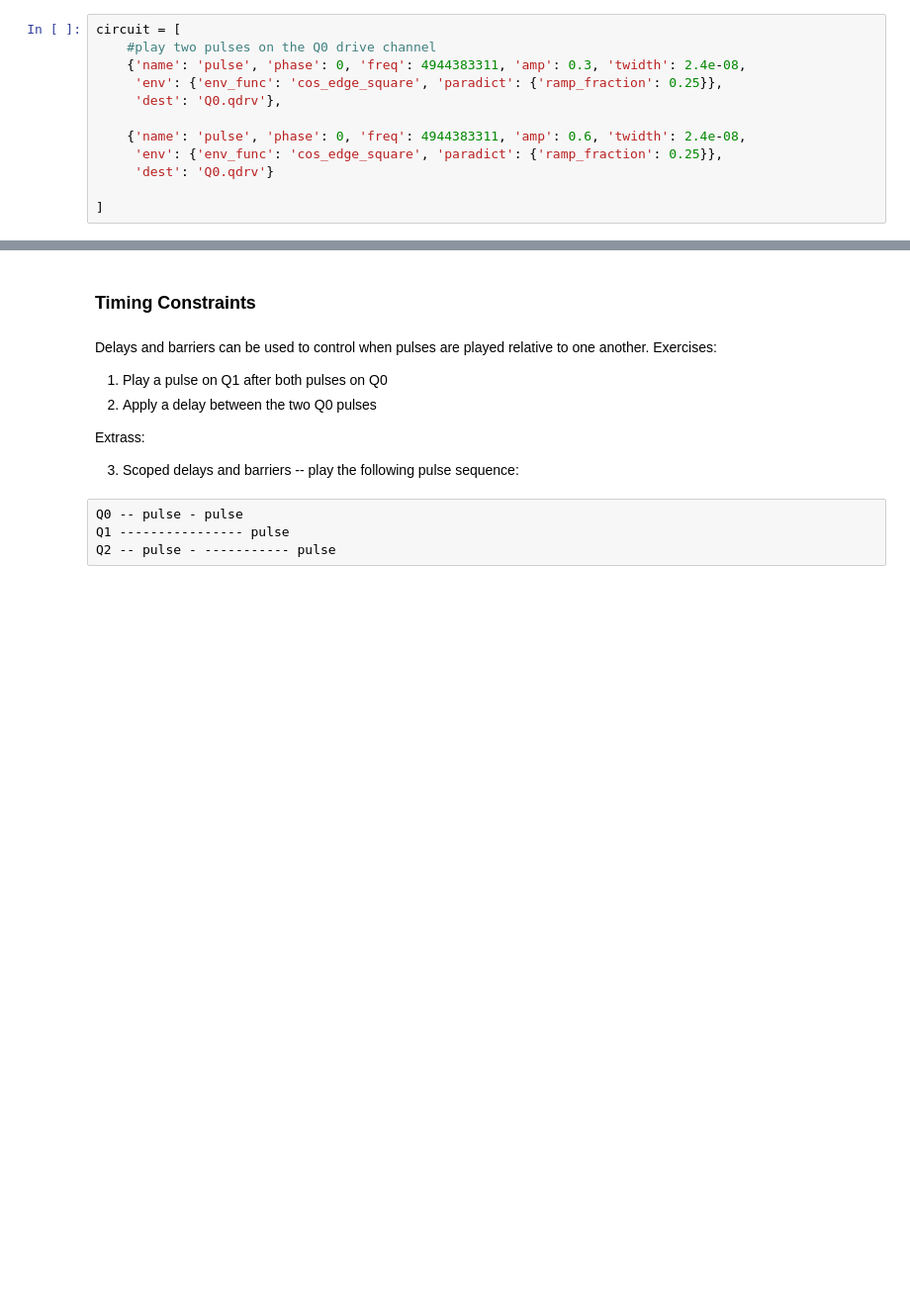
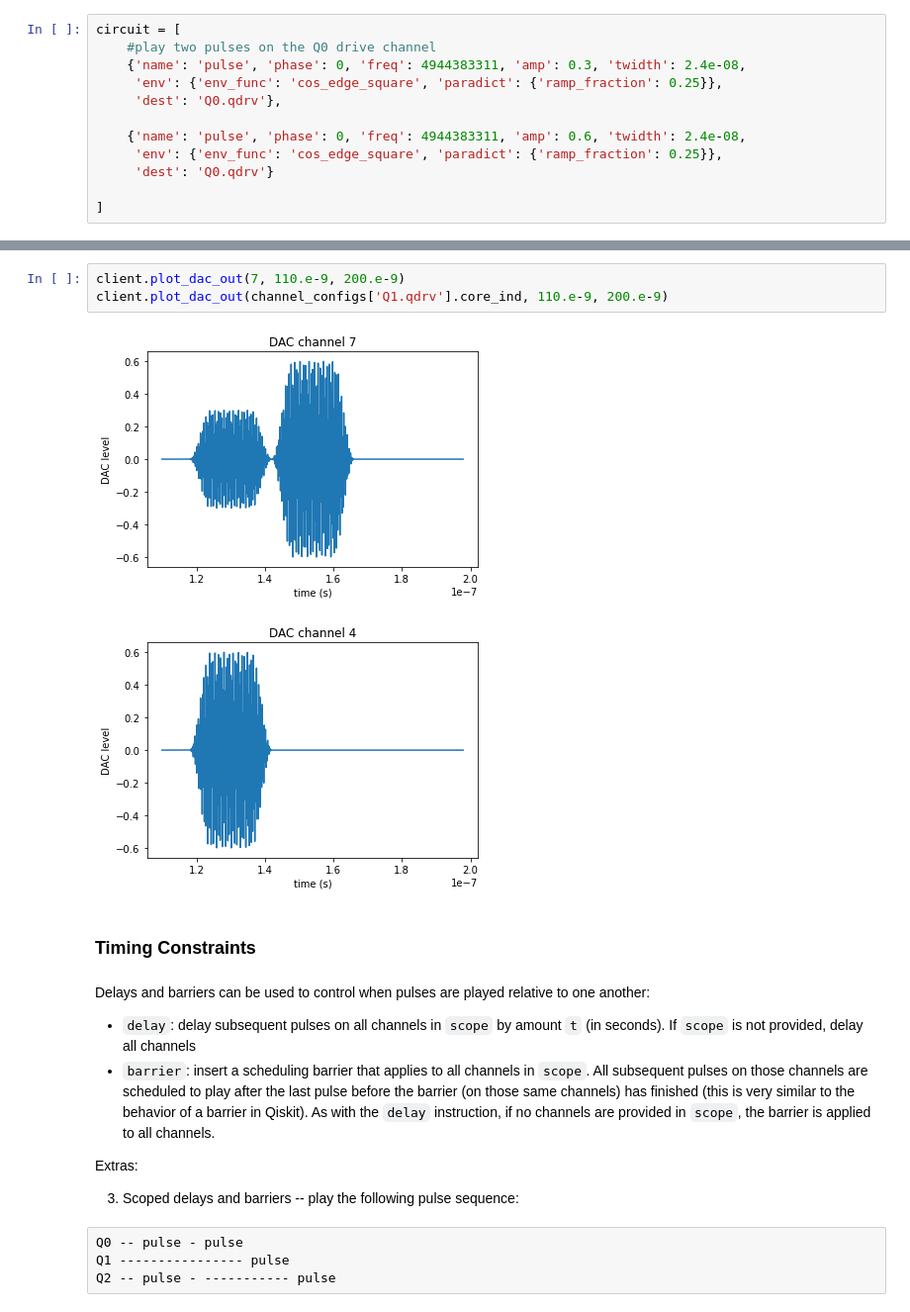
Before and after one commit to lblQubic/qce23tutorial, a Jupyter notebook: Simulating Pulse Outputs Part 1.ipynb, the cells around one changed output, grey strips where cells are left out. Shown at 99% size. Cells and saved outputs as stored; diff of their text form; blank space fills up the shorter version.

```diff
--- a/Simulating Pulse Outputs Part 1.ipynb
+++ b/Simulating Pulse Outputs Part 1.ipynb
@@ -113,11 +182,17 @@ circuit = [
+# %%
+client.plot_dac_out(7, 110.e-9, 200.e-9)
+client.plot_dac_out(channel_configs['Q1.qdrv'].core_ind, 110.e-9, 200.e-9)
+# %% [output]
+[figure, added]
+[figure, added]
 # %% [markdown]
 ### Timing Constraints
 # %% [markdown]
-Delays and barriers can be used to control when pulses are played relative to one another. Exercises:
-  1. Play a pulse on Q1 after both pulses on Q0
-  2. Apply a delay between the two Q0 pulses
+Delays and barriers can be used to control when pulses are played relative to one another:
+  - `delay`: delay subsequent pulses on all channels in `scope` by amount `t` (in seconds). If `scope` is not provided, delay all channels
+  - `barrier`: insert a scheduling barrier that applies to all channels in `scope`. All subsequent pulses on those channels are scheduled to play after the last pulse before the barrier (on those same channels) has finished (this is very similar to the behavior of a barrier in Qiskit). As with the `delay` instruction, if no channels are provided in `scope`, the barrier is applied to all channels.
 
-Extrass:
+Extras:
 
 3. Scoped delays and barriers -- play the following pulse sequence:
 # %% [raw]
```
Also changed, not shown: parts of 21 cells of this notebook, 1 other file.
